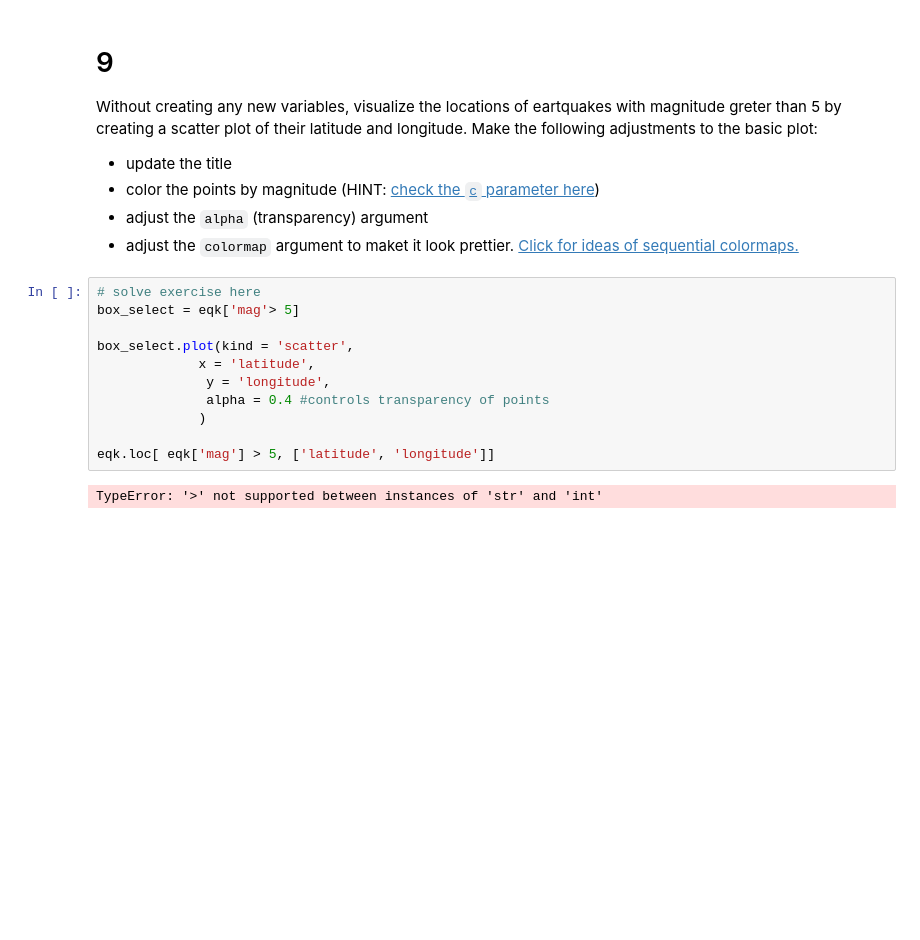
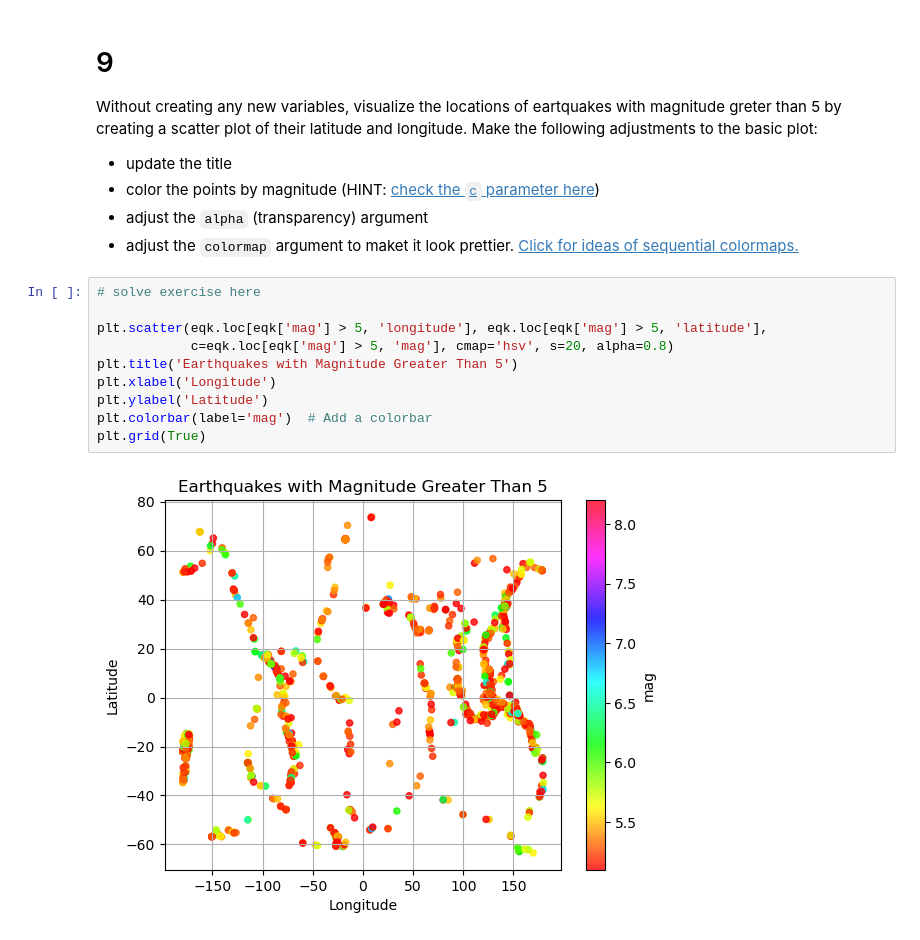
Before and after one commit to kateebeckerr/eds220-hwk-1, a Jupyter notebook: hwk1-task4.ipynb, the cells around one changed output. Cells and saved outputs as stored; diff of their text form; blank space fills up the shorter version.

```diff
--- a/hwk1-task4.ipynb
+++ b/hwk1-task4.ipynb
@@ -270,16 +290,15 @@ Without creating any new variables, visualize the locations of eartquakes with m
 - color the points by magnitude (HINT: [check the `c` parameter here](https://pandas.pydata.org/pandas-docs/stable/reference/api/pandas.DataFrame.plot.scatter.html))
 - adjust the `alpha` (transparency) argument
 - adjust the `colormap` argument to maket it look prettier. [Click for ideas of sequential colormaps.](https://matplotlib.org/stable/users/explain/colors/colormaps.html)
-# %%
-# solve exercise here
-box_select = eqk['mag'> 5]
-
-box_select.plot(kind = 'scatter',
-             x = 'latitude',
-              y = 'longitude',
-              alpha = 0.4 #controls transparency of points
-             )
-
-eqk.loc[ eqk['mag'] > 5, ['latitude', 'longitude']]
-# %% [output]
-TypeError: '>' not supported between instances of 'str' and 'int'
+# %%
+# solve exercise here
+
+plt.scatter(eqk.loc[eqk['mag'] > 5, 'longitude'], eqk.loc[eqk['mag'] > 5, 'latitude'],
+            c=eqk.loc[eqk['mag'] > 5, 'mag'], cmap='hsv', s=20, alpha=0.8)
+plt.title('Earthquakes with Magnitude Greater Than 5')
+plt.xlabel('Longitude')
+plt.ylabel('Latitude')
+plt.colorbar(label='mag')  # Add a colorbar
+plt.grid(True)
+# %% [output]
+[figure, added]
```
Also changed, not shown: parts of 2 cells of this notebook.
